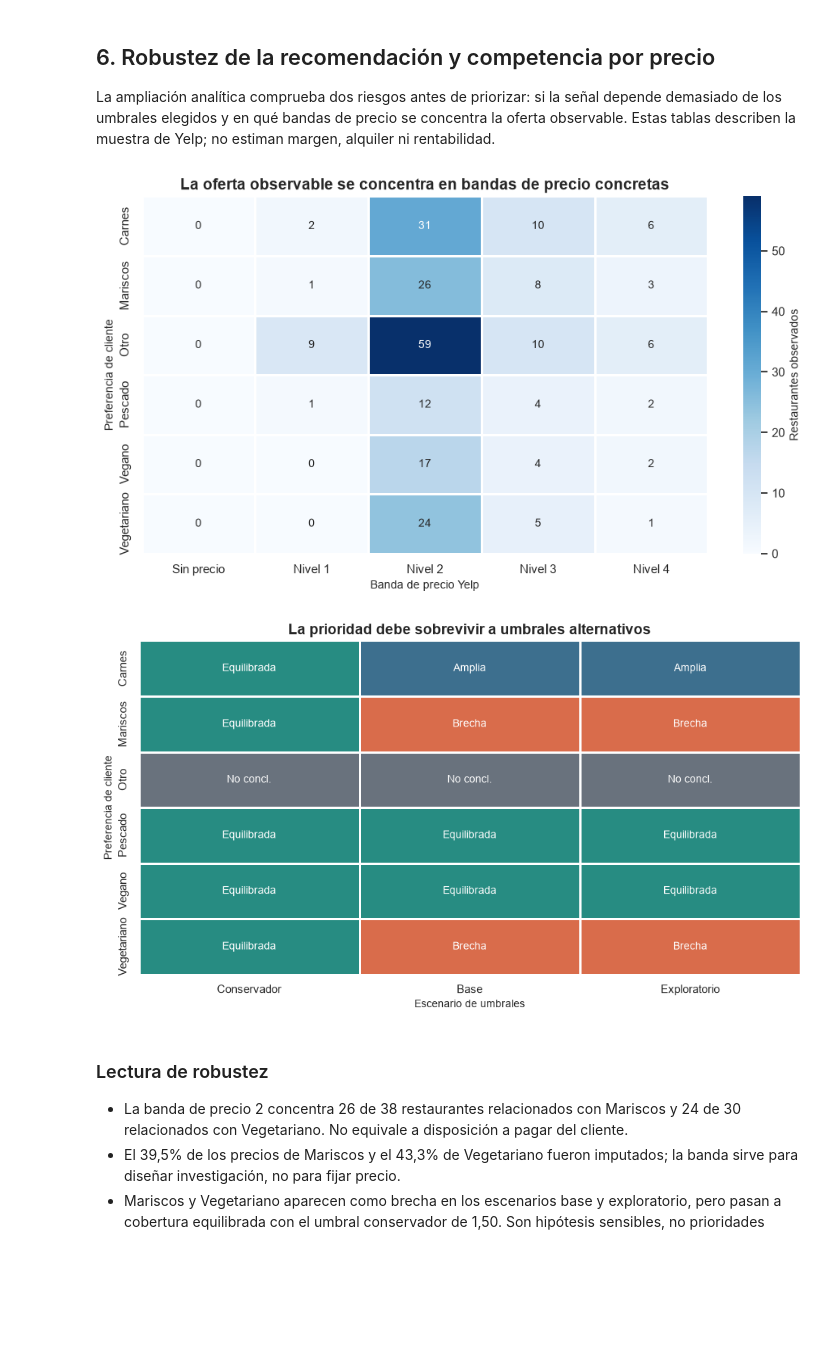
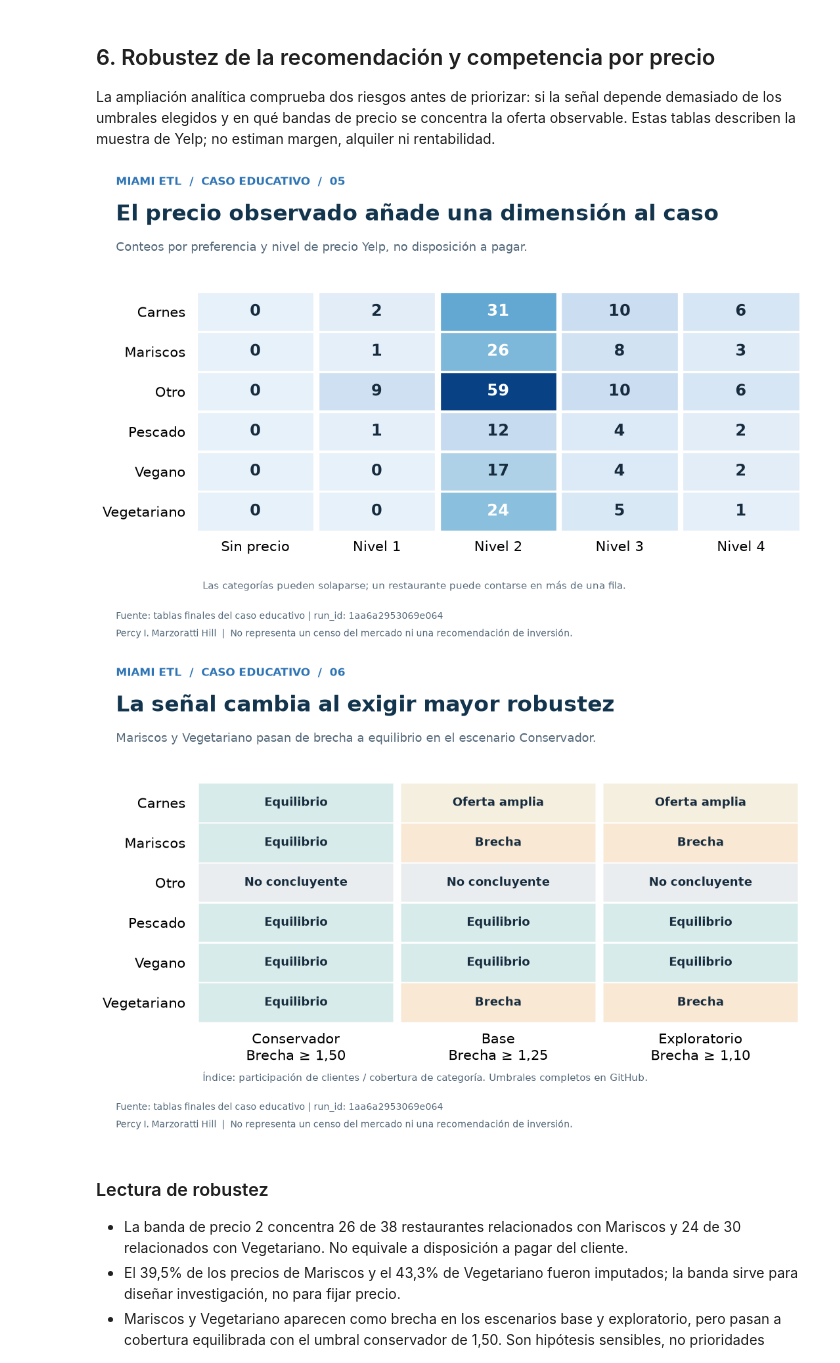
Before and after one commit to HeKoXCode/miami-restaurant-opportunity-etl, a Jupyter notebook: notebooks/01_miami_business_case.ipynb, the cells around one changed output. Saved outputs shown, nothing was run; the diff lists cells and outputs as text; code cells hidden in the pictures; blank space fills up the shorter version.

```diff
--- a/notebooks/01_miami_business_case.ipynb
+++ b/notebooks/01_miami_business_case.ipynb
@@ -320,65 +177,17 @@ display(HTML(priority_table.to_html()))
 
 La ampliación analítica comprueba dos riesgos antes de priorizar: si la señal depende demasiado de los umbrales elegidos y en qué bandas de precio se concentra la oferta observable. Estas tablas describen la muestra de Yelp; no estiman margen, alquiler ni rentabilidad.
 # %%
-price_view = build_price_competition_view(competition)
-
-fig, ax = plt.subplots(figsize=(9.5, 5.4))
-sns.heatmap(
-    price_view,
-    annot=True,
-    fmt=".0f",
-    cmap="Blues",
-    linewidths=0.8,
-    cbar_kws={"label": "Restaurantes observados"},
-    ax=ax,
-)
-ax.set_title("La oferta observable se concentra en bandas de precio concretas")
-ax.set_xlabel("Banda de precio Yelp")
-ax.set_ylabel("Preferencia de cliente")
-fig.tight_layout()
-fig.savefig(ASSETS_DIR / "05_competition_by_price.png", dpi=160, bbox_inches="tight")
-plt.show()
+fig = hq_figures[4]
+display(fig)
+plt.close(fig)
 # %% [output]
-[figure, old version]
+[figure, new version]
 # %%
-sensitivity_view = build_sensitivity_view(sensitivity)
-signal_codes = {
-    "Oferta observada amplia": 0,
-    "Cobertura observada equilibrada": 1,
-    "Brecha de cobertura observada": 2,
-    "Sin oferta observada": 3,
-    "No concluyente": 4,
-}
-signal_labels = {
-    "Oferta observada amplia": "Amplia",
-    "Cobertura observada equilibrada": "Equilibrada",
-    "Brecha de cobertura observada": "Brecha",
-    "Sin oferta observada": "Sin oferta",
-    "No concluyente": "No concl.",
-}
-encoded = sensitivity_view.replace(signal_codes).astype(float)
-annotations = sensitivity_view.replace(signal_labels)
-
-fig, ax = plt.subplots(figsize=(9.5, 5.4))
-sns.heatmap(
-    encoded,
-    annot=annotations,
-    fmt="",
-    cmap=sns.color_palette(["#3D6F8E", "#278C82", "#D96C4B", "#D8A838", "#69727D"]),
-    linewidths=0.8,
-    cbar=False,
-    vmin=0,
-    vmax=4,
-    ax=ax,
-)
-ax.set_title("La prioridad debe sobrevivir a umbrales alternativos")
-ax.set_xlabel("Escenario de umbrales")
-ax.set_ylabel("Preferencia de cliente")
-fig.tight_layout()
-fig.savefig(ASSETS_DIR / "06_threshold_sensitivity.png", dpi=160, bbox_inches="tight")
-plt.show()
+fig = hq_figures[5]
+display(fig)
+plt.close(fig)
 # %% [output]
-[figure, old version]
+[figure, new version]
 # %% [markdown]
 ### Lectura de robustez
 
```
Also changed, not shown: parts of 5 cells of this notebook, 21 other files.
